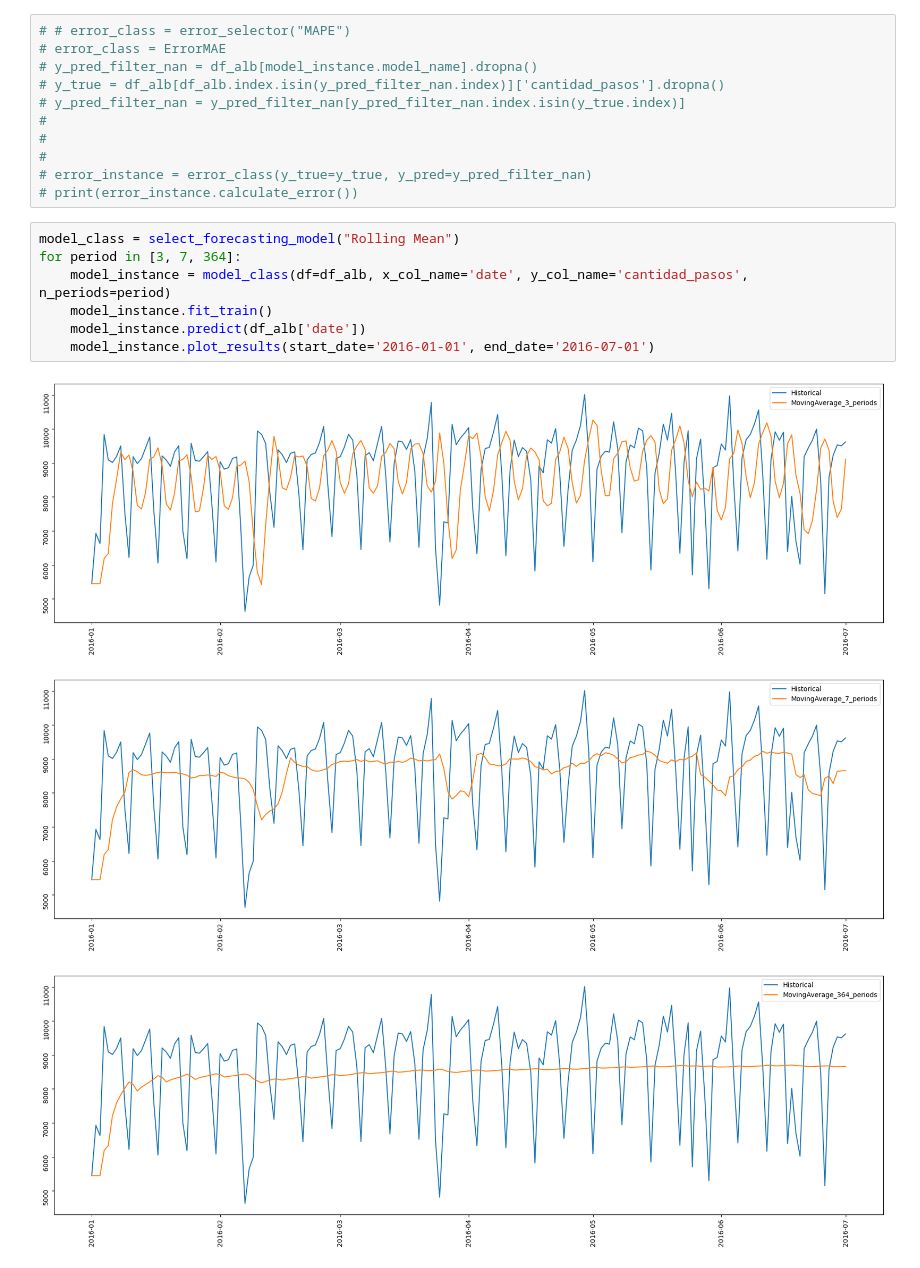
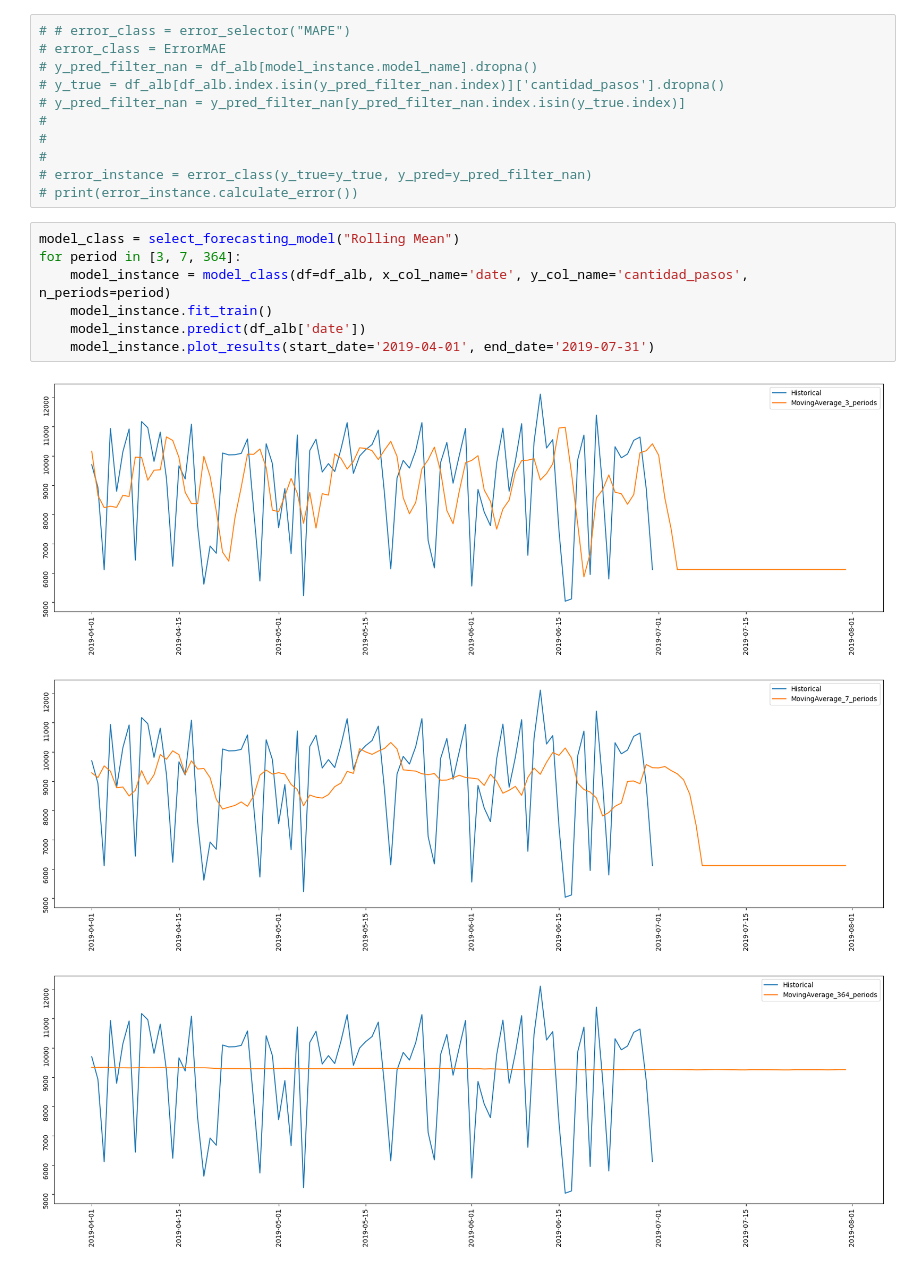
Before and after one commit to fmurphy97/Ultimate-Forecaster, a Jupyter notebook: nevada_test_grounds.ipynb, the cells around one changed output. Cells and saved outputs as stored; diff of their text form.

```diff
--- a/nevada_test_grounds.ipynb
+++ b/nevada_test_grounds.ipynb
@@ -36,11 +48,11 @@ model_instance.plot_results(start_date='2016-01-01', end_date='2016-07-01')
 # %%
 model_class = select_forecasting_model("Rolling Mean")
 for period in [3, 7, 364]:
     model_instance = model_class(df=df_alb, x_col_name='date', y_col_name='cantidad_pasos', n_periods=period)
     model_instance.fit_train()
     model_instance.predict(df_alb['date'])
-    model_instance.plot_results(start_date='2016-01-01', end_date='2016-07-01')
+    model_instance.plot_results(start_date='2019-04-01', end_date='2019-07-31')
 # %% [output]
-[figure, old version]
+[figure, new version]
-[figure, old version]
+[figure, new version]
-[figure, old version]
+[figure, new version]
```
Also changed, not shown: parts of 6 cells of this notebook, 2 other files.
